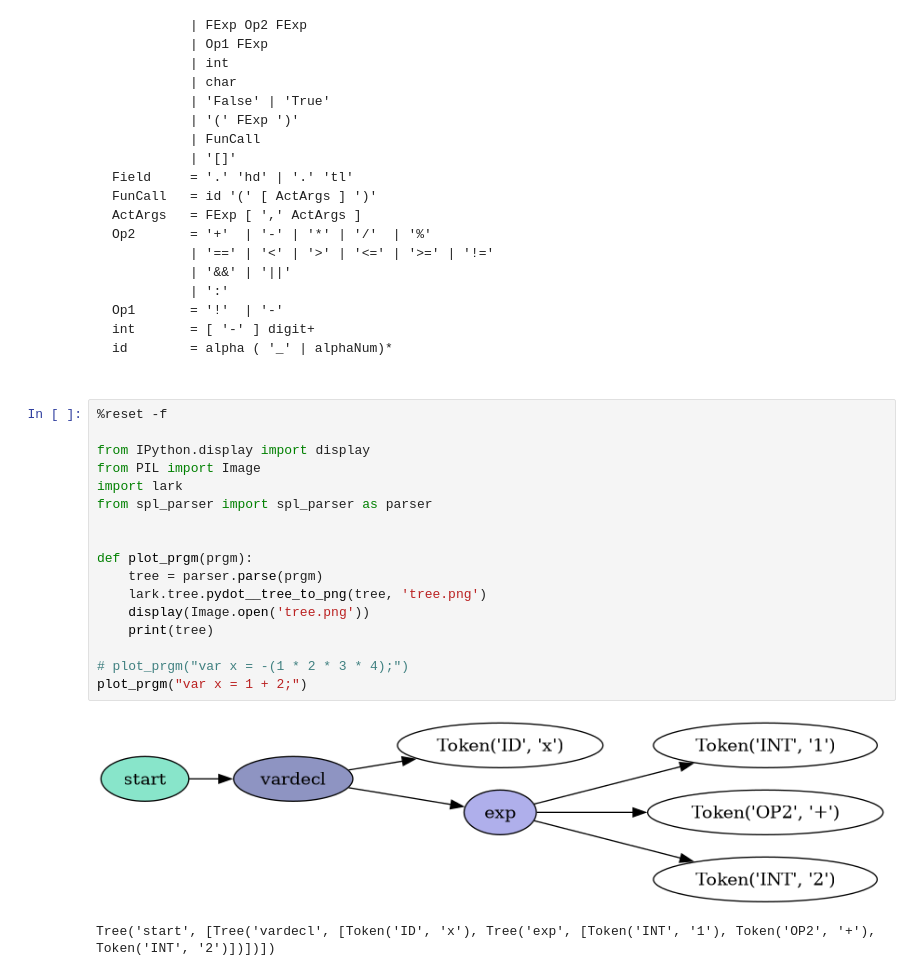
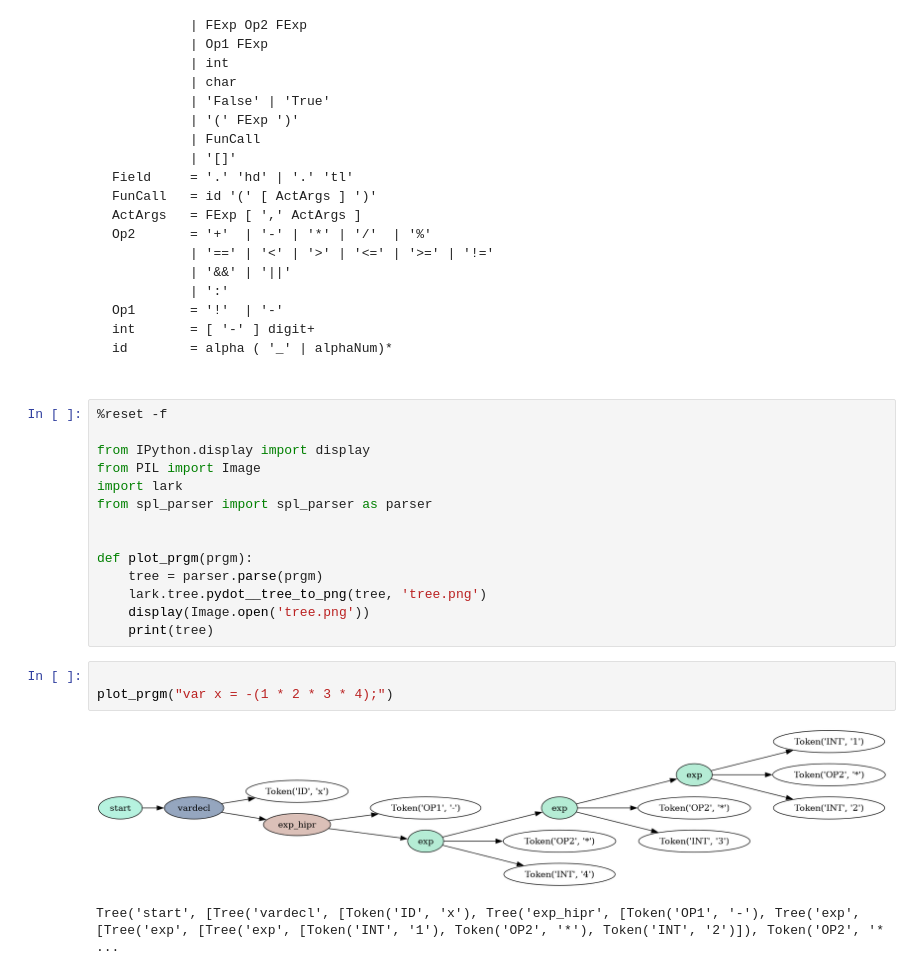
Before and after one commit to M-wag/Simple-Programming-Language-Python, a Jupyter notebook: lexer.ipynb, the cells around one changed output. Saved outputs shown, nothing was run; the diff lists cells and outputs as text.

Commit message:
removed unnneeded visualizations lexer.ipynb

```diff
--- a/lexer.ipynb
+++ b/lexer.ipynb
@@ -53,9 +53,9 @@ def plot_prgm(prgm):
     lark.tree.pydot__tree_to_png(tree, 'tree.png')
     display(Image.open('tree.png'))
     print(tree)
-
-# plot_prgm("var x = -(1 * 2 * 3 * 4);")
-plot_prgm("var x = 1 + 2;")
-# %% [output]
-[figure, removed]
-Tree('start', [Tree('vardecl', [Token('ID', 'x'), Tree('exp', [Token('INT', '1'), Token('OP2', '+'), Token('INT', '2')])])])
+# %%
+
+plot_prgm("var x = -(1 * 2 * 3 * 4);")
+# %% [output]
+[figure, added]
+Tree('start', [Tree('vardecl', [Token('ID', 'x'), Tree('exp_hipr', [Token('OP1', '-'), Tree('exp', [Tree('exp', [Tree('exp', [Token('INT', '1'), Token('OP2', '*'), Token('INT', '2')]), Token('OP2', '* ...
```
Also changed, not shown: parts of 5 cells of this notebook, 2 other files.
